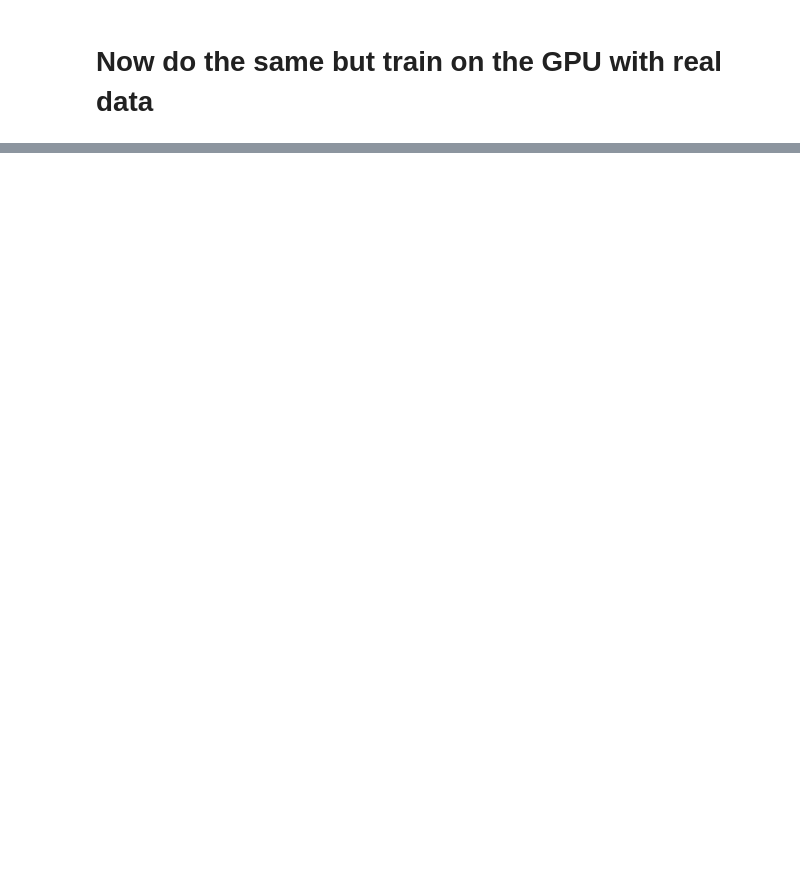
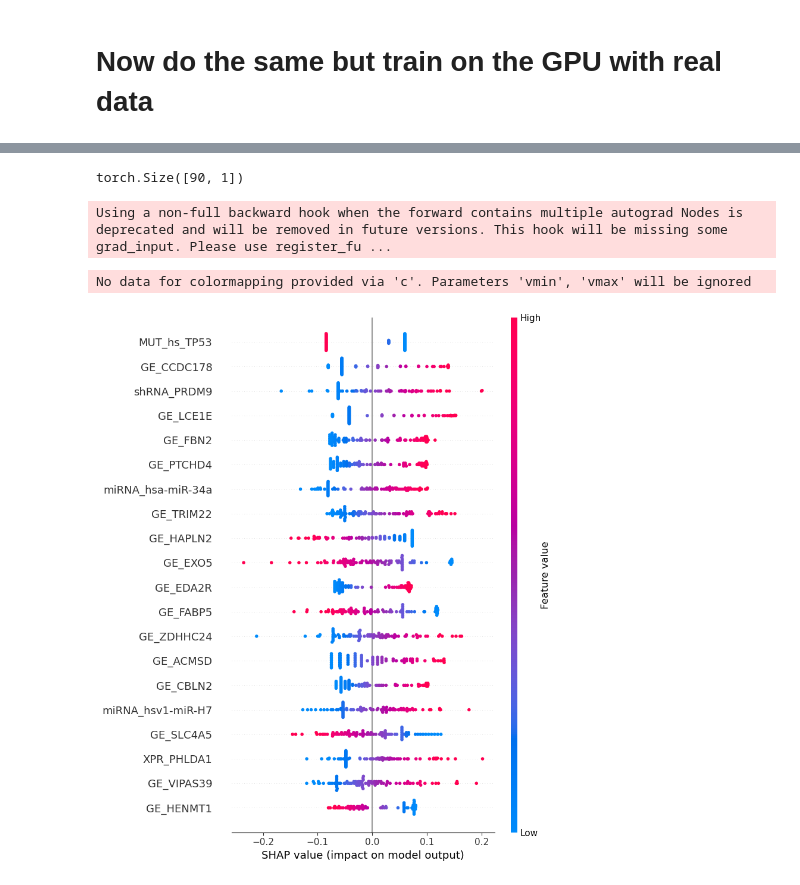
Before and after one commit to corsellolab/refract, a Jupyter notebook: notebooks/20230522_debug_weighted_models/20230515_ranking_nn.ipynb, the cells around one changed output, grey strips where cells are left out. Cells and saved outputs as stored; diff of their text form; code cells hidden in the pictures; blank space fills up the shorter version.

```diff
--- a/notebooks/20230522_debug_weighted_models/20230515_ranking_nn.ipynb
+++ b/notebooks/20230522_debug_weighted_models/20230515_ranking_nn.ipynb
@@ -521,0 +505,2 @@ pearsonr(all_true, all_preds)
+# %%
+X = X.to(device)
@@ -521,0 +520,10 @@ pearsonr(all_true, all_preds)
+# %%
+exp = DeepExplainer(model, X)
+# %%
+model(X).shape
+# %% [output]
+torch.Size([90, 1])
+# %%
+shap_values = exp.shap_values(X)
+# %% [output]
+Using a non-full backward hook when the forward contains multiple autograd Nodes is deprecated and will be removed in future versions. This hook will be missing some grad_input. Please use register_fu ...
@@ -521,0 +532,8 @@ pearsonr(all_true, all_preds)
+# %%
+# get X as numpy array
+X_np = X.cpu().numpy()
+# %%
+summary_plot(shap_values, X_np, feature_names=ds_train.joined_df.columns)
+# %% [output]
+No data for colormapping provided via 'c'. Parameters 'vmin', 'vmax' will be ignored
+[figure, added]
```
Also changed, not shown: parts of 24 cells of this notebook.
